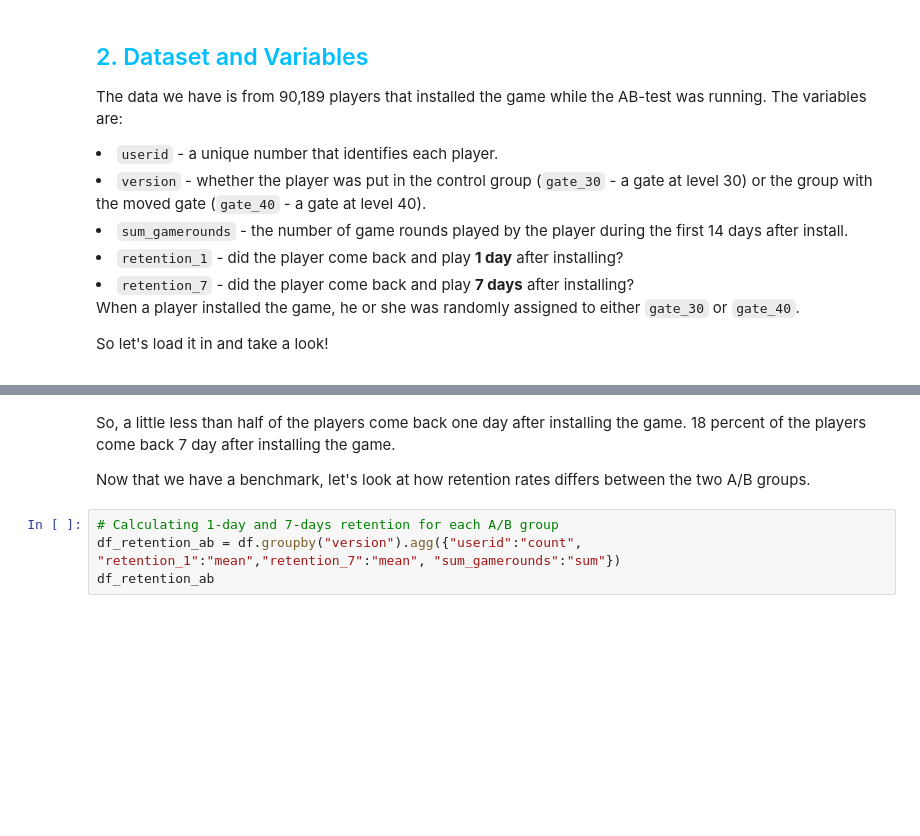
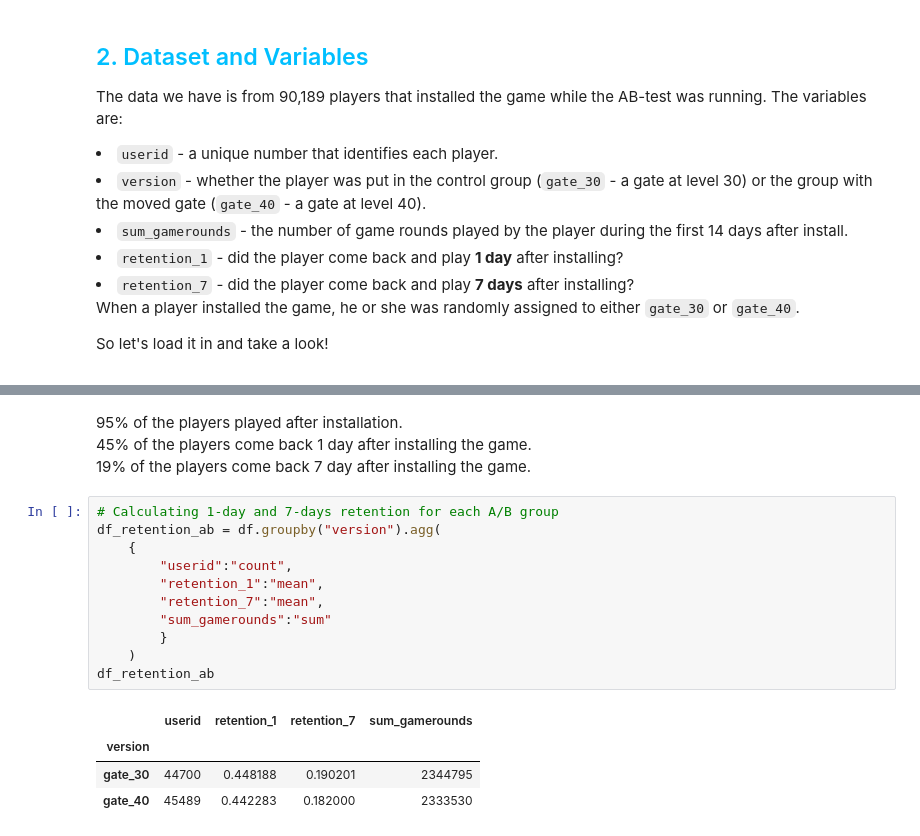
Before and after one commit to YannnnnaY/Course-Projects, a Jupyter notebook: Mobile_Games_AB_Testing_with_Cookie_Cats.ipynb, the cells around one changed output, grey strips where cells are left out. Cells and saved outputs as stored; diff of their text form; blank space fills up the shorter version.

```diff
--- a/Mobile_Games_AB_Testing_with_Cookie_Cats.ipynb
+++ b/Mobile_Games_AB_Testing_with_Cookie_Cats.ipynb
@@ -106,8 +139,20 @@ print(f"1-day retention ratio: {round(df_retention[0],2)}% \
 # %% [markdown]
-So, a little less than half of the players come back one day after installing the game. 18 percent of the players come back 7 day after installing the game.
-
-Now that we have a benchmark, let's look at how retention rates differs between the two A/B groups.
+95% of the players played after installation.
+45% of the players come back 1 day after installing the game.
+19% of the players come back 7 day after installing the game.
 # %%
 # Calculating 1-day and 7-days retention for each A/B group
-df_retention_ab = df.groupby("version").agg({"userid":"count", "retention_1":"mean","retention_7":"mean", "sum_gamerounds":"sum"})
+df_retention_ab = df.groupby("version").agg(
+    {
+        "userid":"count",
+        "retention_1":"mean",
+        "retention_7":"mean",
+        "sum_gamerounds":"sum"
+        }
+    )
 df_retention_ab
+# %% [output]
+|  | userid | retention_1 | retention_7 | sum_gamerounds |
+| version |  |  |  |  |
+| gate_30 | 44700 | 0.448188 | 0.190201 | 2344795 |
+| gate_40 | 45489 | 0.442283 | 0.182000 | 2333530 |
```
Also changed, not shown: parts of 26 cells of this notebook.
